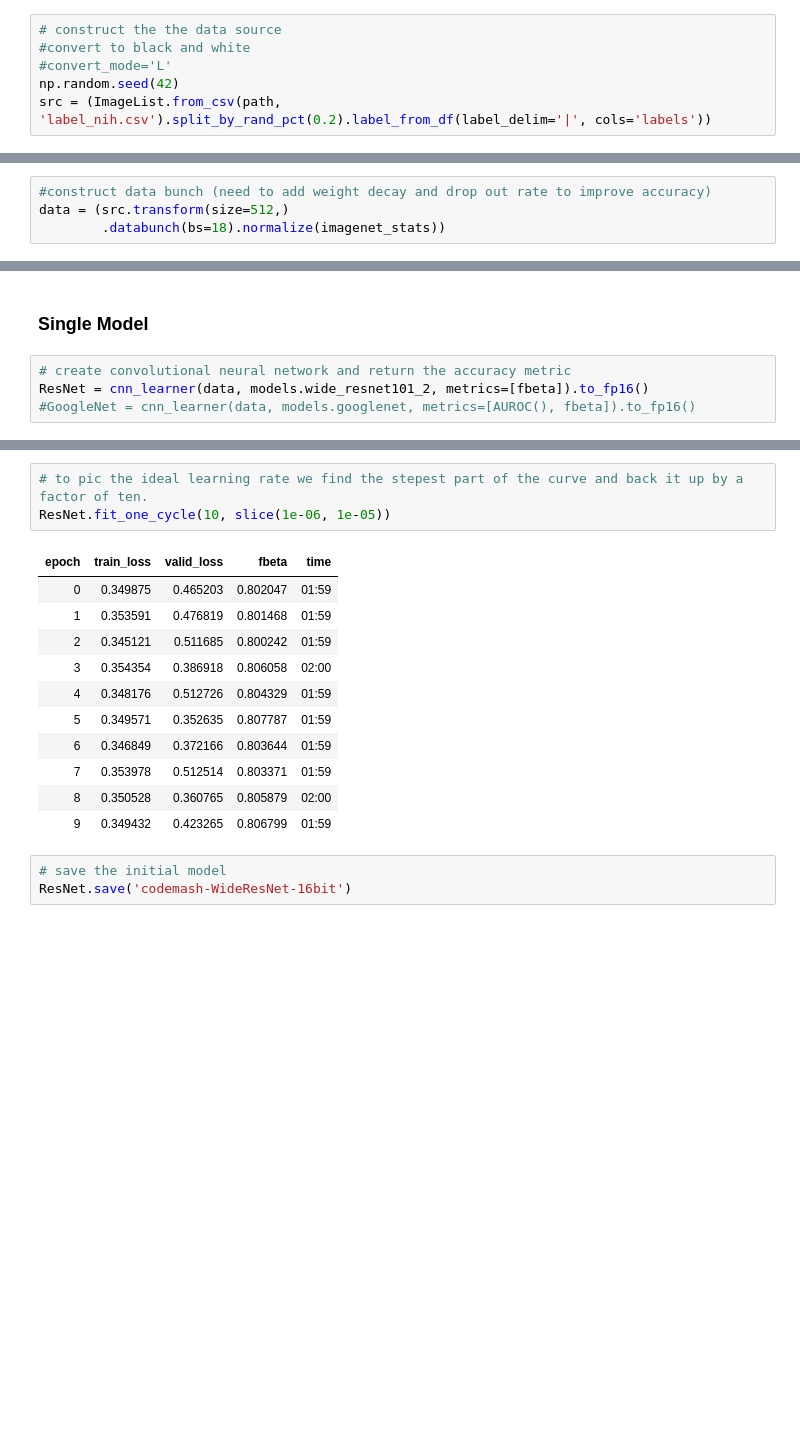
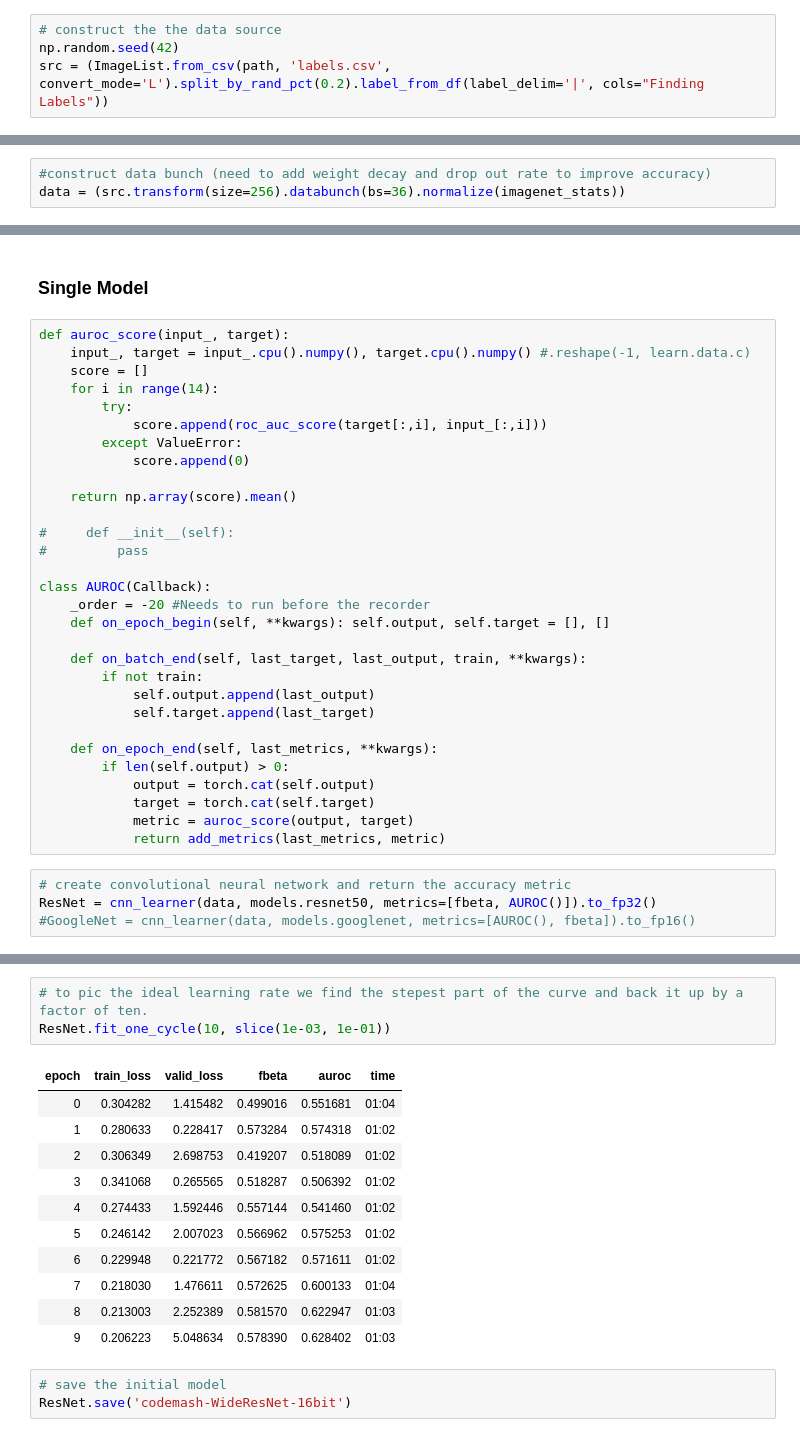
Before and after one commit to lutherkhill/codemash2020, a Jupyter notebook: codemash.ipynb, the cells around one changed output, grey strips where cells are left out. Saved outputs shown, nothing was run; the diff lists cells and outputs as text; blank space fills up the shorter version.

```diff
--- a/codemash.ipynb
+++ b/codemash.ipynb
@@ -130,8 +226,6 @@ df_label_nih.describe()
 # %%
 # construct the the data source
-#convert to black and white
-#convert_mode='L'
 np.random.seed(42)
-src = (ImageList.from_csv(path, 'label_nih.csv').split_by_rand_pct(0.2).label_from_df(label_delim='|', cols='labels'))
+src = (ImageList.from_csv(path, 'labels.csv', convert_mode='L').split_by_rand_pct(0.2).label_from_df(label_delim='|', cols="Finding Labels"))
 # %%
 # sets the transformation for the dat to crop out unused parts of the image
@@ -140,8 +241,7 @@ tfms = get_transforms(do_flip=True,
                       )
 # %%
 #construct data bunch (need to add weight decay and drop out rate to improve accuracy)
-data = (src.transform(size=512,)
-        .databunch(bs=18).normalize(imagenet_stats))
+data = (src.transform(size=256).databunch(bs=36).normalize(imagenet_stats))
 # %%
 # list the names of you data classes
 data.classes
@@ -186,7 +300,37 @@ Our base architecture is `resnet50` again, but the metrics are a little bit diff
 > Indented block
 # %% [markdown]
 ### Single Model
+# %%
+def auroc_score(input_, target):
+    input_, target = input_.cpu().numpy(), target.cpu().numpy() #.reshape(-1, learn.data.c)
+    score = []
+    for i in range(14):
+        try:
+            score.append(roc_auc_score(target[:,i], input_[:,i]))
+        except ValueError:
+            score.append(0)
+
+    return np.array(score).mean()
+
+#     def __init__(self):
+#         pass
+
+class AUROC(Callback):
+    _order = -20 #Needs to run before the recorder
+    def on_epoch_begin(self, **kwargs): self.output, self.target = [], []
+
+    def on_batch_end(self, last_target, last_output, train, **kwargs):
+        if not train:
+            self.output.append(last_output)
+            self.target.append(last_target)
+
+    def on_epoch_end(self, last_metrics, **kwargs):
+        if len(self.output) > 0:
+            output = torch.cat(self.output)
+            target = torch.cat(self.target)
+            metric = auroc_score(output, target)
+            return add_metrics(last_metrics, metric)
 # %%
 # create convolutional neural network and return the accuracy metric
-ResNet = cnn_learner(data, models.wide_resnet101_2, metrics=[fbeta]).to_fp16()
+ResNet = cnn_learner(data, models.resnet50, metrics=[fbeta, AUROC()]).to_fp32()
 #GoogleNet = cnn_learner(data, models.googlenet, metrics=[AUROC(), fbeta]).to_fp16()
@@ -205,18 +349,18 @@ LR Finder is complete, type {learner_name}.recorder.plot() to see the graph.
 # %%
 # to pic the ideal learning rate we find the stepest part of the curve and back it up by a factor of ten.
-ResNet.fit_one_cycle(10, slice(1e-06, 1e-05))
+ResNet.fit_one_cycle(10, slice(1e-03, 1e-01))
 # %% [output]
-| epoch | train_loss | valid_loss | fbeta | time |
-| 0 | 0.349875 | 0.465203 | 0.802047 | 01:59 |
-| 1 | 0.353591 | 0.476819 | 0.801468 | 01:59 |
-| 2 | 0.345121 | 0.511685 | 0.800242 | 01:59 |
-| 3 | 0.354354 | 0.386918 | 0.806058 | 02:00 |
-| 4 | 0.348176 | 0.512726 | 0.804329 | 01:59 |
-| 5 | 0.349571 | 0.352635 | 0.807787 | 01:59 |
-| 6 | 0.346849 | 0.372166 | 0.803644 | 01:59 |
-| 7 | 0.353978 | 0.512514 | 0.803371 | 01:59 |
-| 8 | 0.350528 | 0.360765 | 0.805879 | 02:00 |
-| 9 | 0.349432 | 0.423265 | 0.806799 | 01:59 |
+| epoch | train_loss | valid_loss | fbeta | auroc | time |
+| 0 | 0.304282 | 1.415482 | 0.499016 | 0.551681 | 01:04 |
+| 1 | 0.280633 | 0.228417 | 0.573284 | 0.574318 | 01:02 |
+| 2 | 0.306349 | 2.698753 | 0.419207 | 0.518089 | 01:02 |
+| 3 | 0.341068 | 0.265565 | 0.518287 | 0.506392 | 01:02 |
+| 4 | 0.274433 | 1.592446 | 0.557144 | 0.541460 | 01:02 |
+| 5 | 0.246142 | 2.007023 | 0.566962 | 0.575253 | 01:02 |
+| 6 | 0.229948 | 0.221772 | 0.567182 | 0.571611 | 01:02 |
+| 7 | 0.218030 | 1.476611 | 0.572625 | 0.600133 | 01:04 |
+| 8 | 0.213003 | 2.252389 | 0.581570 | 0.622947 | 01:03 |
+| 9 | 0.206223 | 5.048634 | 0.578390 | 0.628402 | 01:03 |
 # %%
 # save the initial model
 ResNet.save('codemash-WideResNet-16bit')
```
Also changed, not shown: parts of 42 cells of this notebook.
